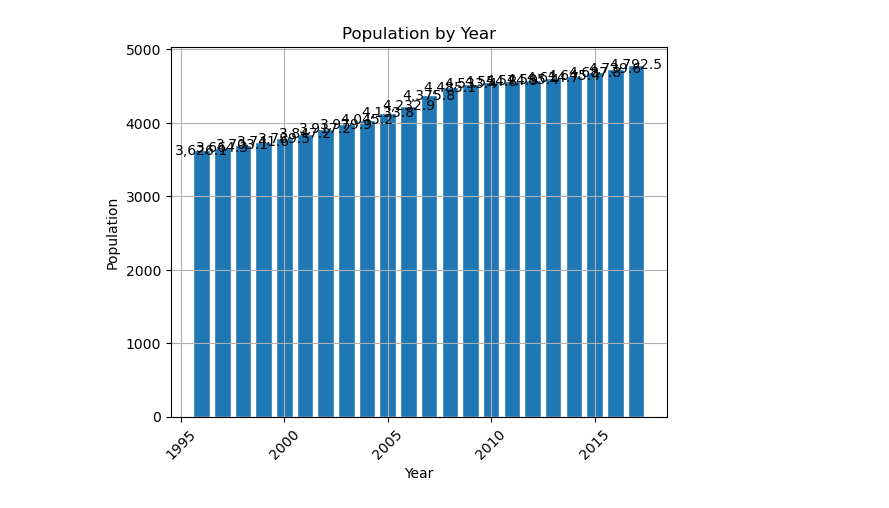
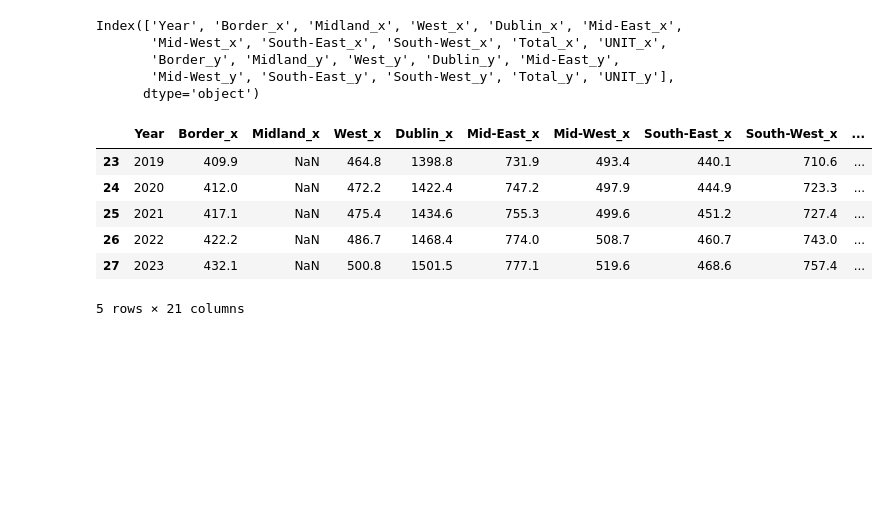
Before and after one commit to jmdtanalyst/MSC_DA_CA1, a Jupyter notebook: MSC_DA_CA1_Jose_Mario.ipynb, the cells around one changed output. Cells and saved outputs as stored; diff of their text form; code cells hidden in the pictures; blank space fills up the shorter version.

```diff
--- a/MSC_DA_CA1_Jose_Mario.ipynb
+++ b/MSC_DA_CA1_Jose_Mario.ipynb
@@ -268,32 +226,33 @@ print(merged_df)
-# %%
-import matplotlib.pyplot as plt
-import numpy as np
-
-# Sort the data by year
-df1 = df1.sort_values(by=['Year'], ascending=True)
-
-year = df1['Year'].to_numpy()
-population = df1['Population'].to_numpy()
-
-# Create a bar chart of the population for each year
-plt.bar(year, population, color='tab:blue', edgecolor='white')
-
-# Add labels to the bars
-for i in range(len(year)):
-  plt.annotate(f'{population[i]:,}', (year[i], population[i]), ha='center', va='center')
-
-# Set the title and labels of the plot
-plt.title('Population by Year')
-plt.xlabel('Year')
-plt.ylabel('Population')
-
-# Add a grid to the plot
-plt.grid(True)
-
-# Rotate the x-axis labels to prevent overlapping
-plt.xticks(rotation=45)
-
-# Show the plot
-plt.show()
-# %% [output]
-[figure, removed]
+# %%
+merged_df.columns
+# %% [output]
+Index(['Year', 'Border_x', 'Midland_x', 'West_x', 'Dublin_x', 'Mid-East_x',
+       'Mid-West_x', 'South-East_x', 'South-West_x', 'Total_x', 'UNIT_x',
+       'Border_y', 'Midland_y', 'West_y', 'Dublin_y', 'Mid-East_y',
+       'Mid-West_y', 'South-East_y', 'South-West_y', 'Total_y', 'UNIT_y'],
+      dtype='object')
+# %%
+# Filling the columns from the first dataset with the values of the second dataset.
+
+
+merged_df['Border_x'].fillna(merged_df['Border_y'], inplace=True)
+merged_df['Border_x'].fillna(merged_df['Border_y'], inplace=True)
+merged_df['West_x'].fillna(merged_df['West_y'], inplace=True)
+merged_df['Dublin_x'].fillna(merged_df['Dublin_y'], inplace=True)
+merged_df['Mid-East_x'].fillna(merged_df['Mid-East_y'], inplace=True)
+merged_df['Mid-West_x'].fillna(merged_df['Mid-West_y'], inplace=True)
+merged_df['South-East_x'].fillna(merged_df['South-East_y'], inplace=True)
+merged_df['South-West_x'].fillna(merged_df['South-West_y'], inplace=True)
+merged_df['Total_x'].fillna(merged_df['Total_y'], inplace=True)
+merged_df['UNIT_x'].fillna(merged_df['UNIT_y'], inplace=True)
+
+
+merged_df.tail()
+# %% [output]
+|  | Year | Border_x | Midland_x | West_x | Dublin_x | Mid-East_x | Mid-West_x | South-East_x | South-West_x | ... |
+| 23 | 2019 | 409.9 | NaN | 464.8 | 1398.8 | 731.9 | 493.4 | 440.1 | 710.6 | ... |
+| 24 | 2020 | 412.0 | NaN | 472.2 | 1422.4 | 747.2 | 497.9 | 444.9 | 723.3 | ... |
+| 25 | 2021 | 417.1 | NaN | 475.4 | 1434.6 | 755.3 | 499.6 | 451.2 | 727.4 | ... |
+| 26 | 2022 | 422.2 | NaN | 486.7 | 1468.4 | 774.0 | 508.7 | 460.7 | 743.0 | ... |
+| 27 | 2023 | 432.1 | NaN | 500.8 | 1501.5 | 777.1 | 519.6 | 468.6 | 757.4 | ... |
+5 rows × 21 columns
```
Also changed, not shown: parts of 23 cells of this notebook, 13 other files.
